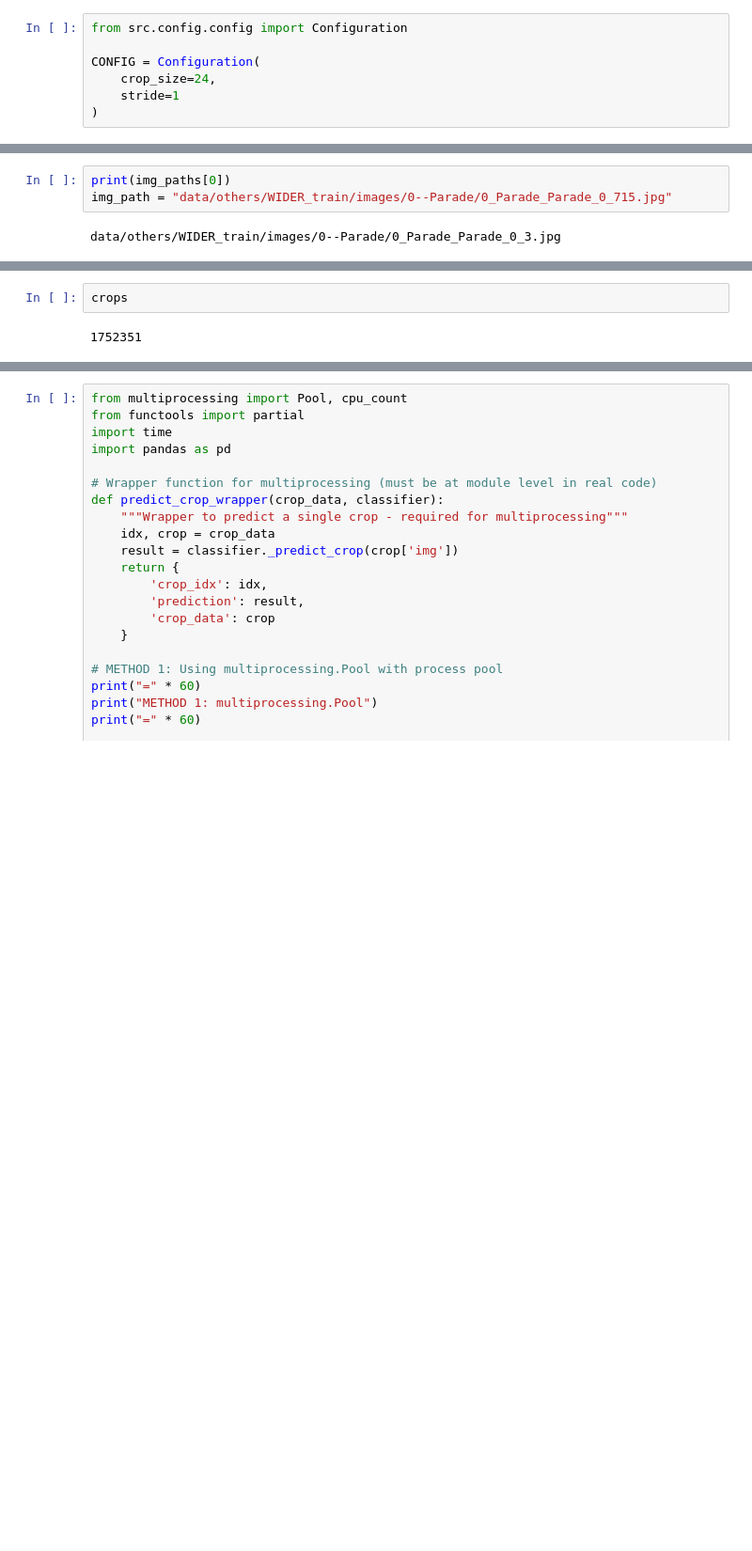
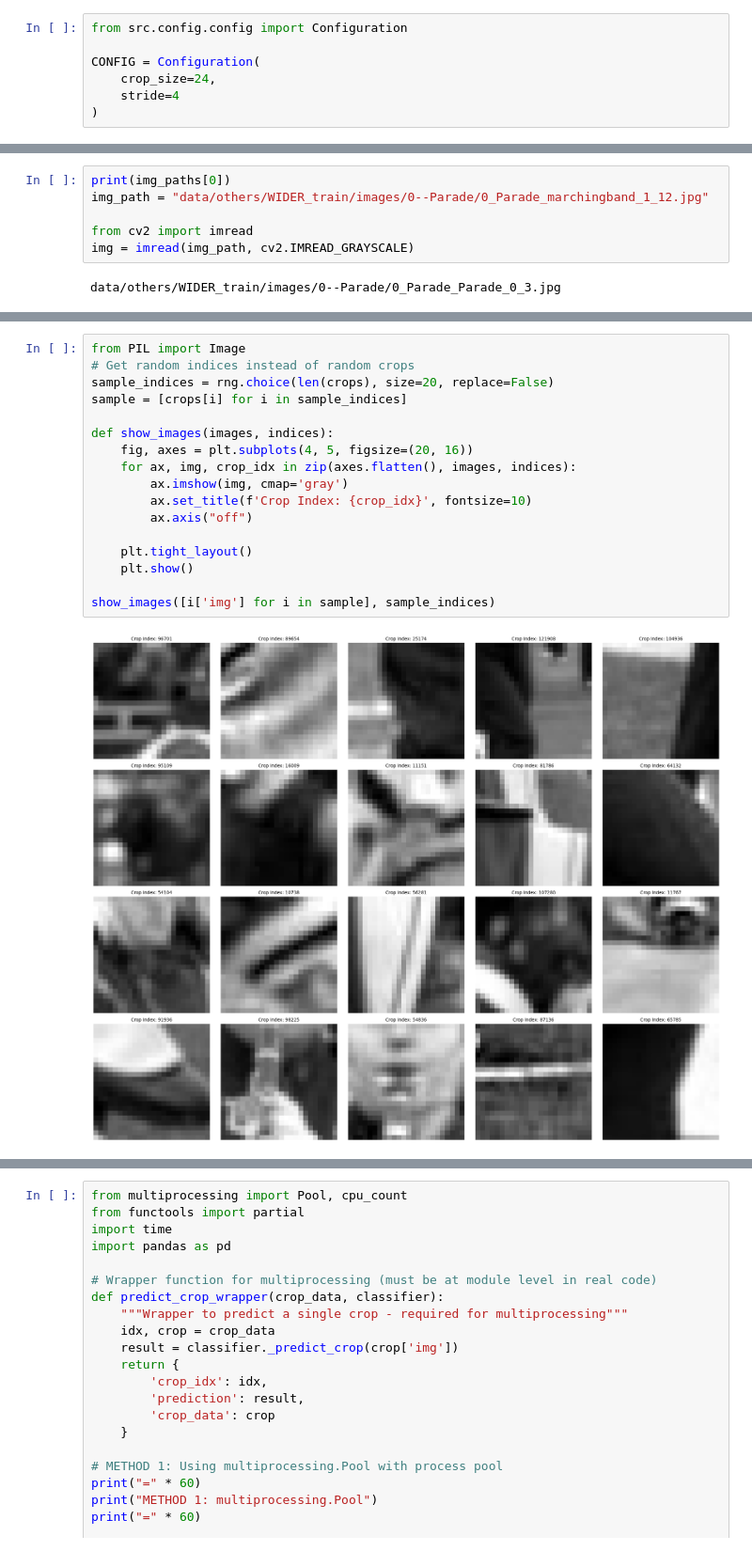
Before and after one commit to MiquelGomezCorral/BIOM-Face-detection, a Jupyter notebook: ViolaJones.ipynb, the cells around one changed output, grey strips where cells are left out. Shown at 94% size. Cells and saved outputs as stored; diff of their text form; blank space fills up the shorter version.

```diff
--- a/ViolaJones.ipynb
+++ b/ViolaJones.ipynb
@@ -21,7 +21,7 @@ from src.config.config import Configuration
 
 CONFIG = Configuration(
     crop_size=24,
-    stride=1
+    stride=4
 )
 # %% [markdown]
 # CODE
@@ -66,7 +66,10 @@ from src.model import CascadeClassifier
 classifier = CascadeClassifier(CONFIG, cascade)
 # %%
 print(img_paths[0])
-img_path = "data/others/WIDER_train/images/0--Parade/0_Parade_Parade_0_715.jpg"
+img_path = "data/others/WIDER_train/images/0--Parade/0_Parade_marchingband_1_12.jpg"
+
+from cv2 import imread
+img = imread(img_path, cv2.IMREAD_GRAYSCALE)
 # %% [output]
 data/others/WIDER_train/images/0--Parade/0_Parade_Parade_0_3.jpg
 # %%
@@ -85,4 +128,19 @@ crops = get_all_image_crops(
-# %%
-crops
-# %% [output]
-1752351
+# %%
+from PIL import Image
+# Get random indices instead of random crops
+sample_indices = rng.choice(len(crops), size=20, replace=False)
+sample = [crops[i] for i in sample_indices]
+
+def show_images(images, indices):
+    fig, axes = plt.subplots(4, 5, figsize=(20, 16))
+    for ax, img, crop_idx in zip(axes.flatten(), images, indices):
+        ax.imshow(img, cmap='gray')
+        ax.set_title(f'Crop Index: {crop_idx}', fontsize=10)
+        ax.axis("off")
+
+    plt.tight_layout()
+    plt.show()
+
+show_images([i['img'] for i in sample], sample_indices)
+# %% [output]
+[figure, added]
```
Also changed, not shown: parts of 10 cells of this notebook, 1 other file.
